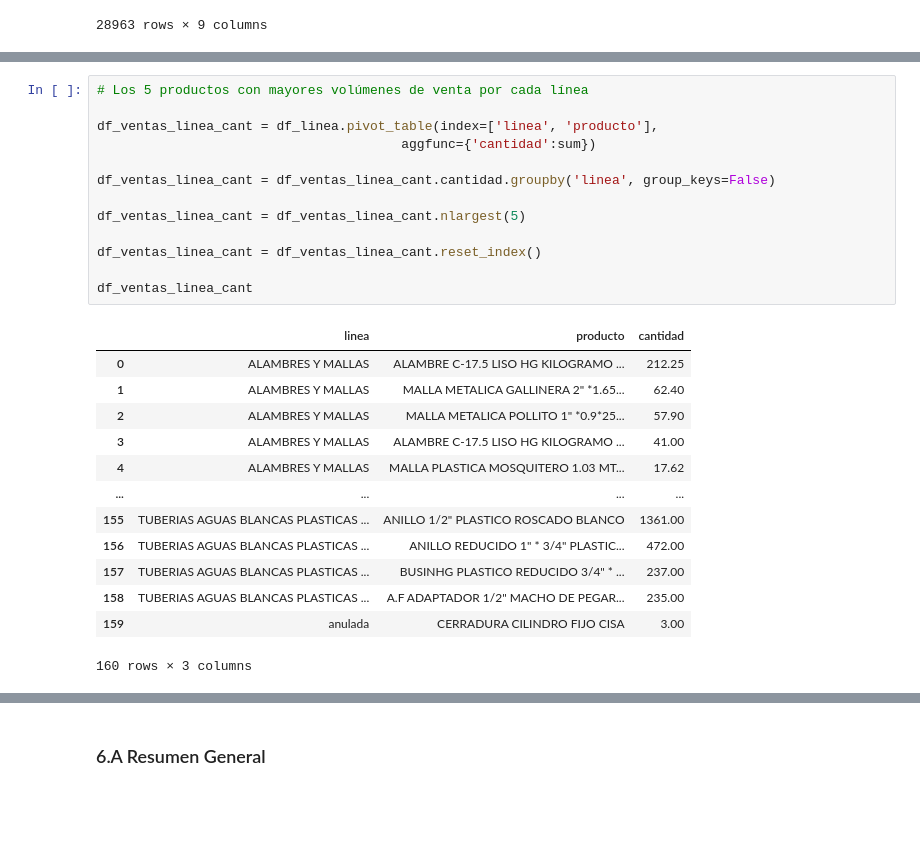
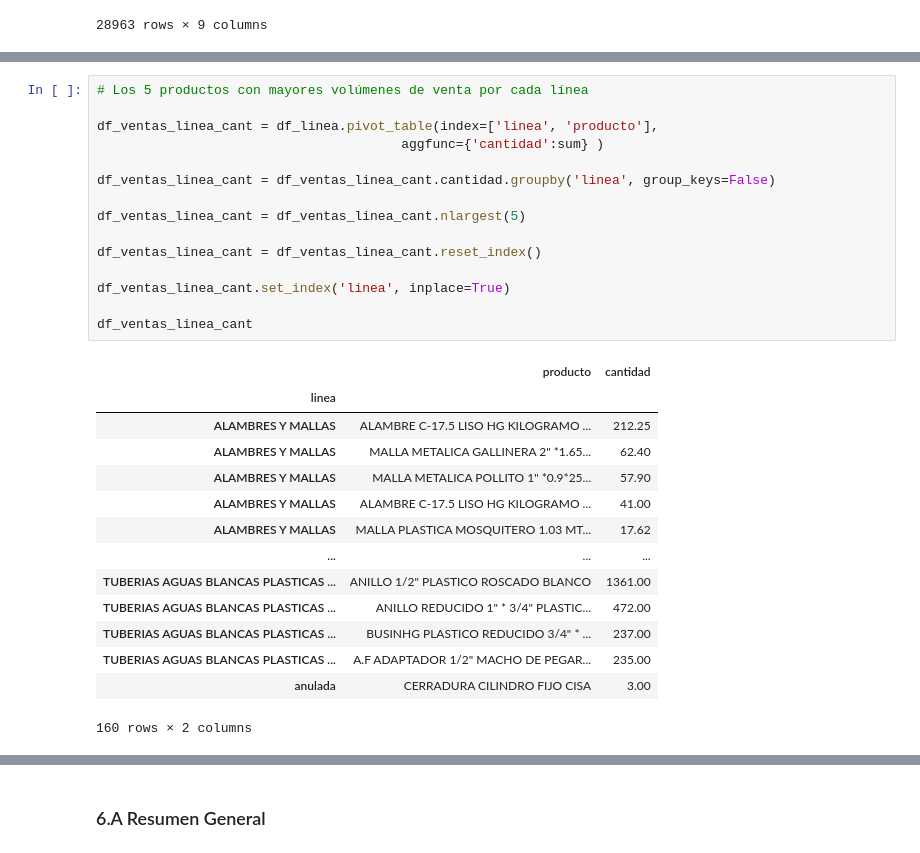
Before and after one commit to dchaconoca/proyecto-ventas, a Jupyter notebook: NB2_analisis_ventas_eda.ipynb, the cells around one changed output, grey strips where cells are left out. Drawn from its saved outputs; the diff is of its cells as text; blank space fills up the shorter version.

```diff
--- a/NB2_analisis_ventas_eda.ipynb
+++ b/NB2_analisis_ventas_eda.ipynb
@@ -754,27 +863,30 @@ df_ventas_linea_mont
 # %%
 # Los 5 productos con mayores volúmenes de venta por cada línea
 
 df_ventas_linea_cant = df_linea.pivot_table(index=['linea', 'producto'],
-                                       aggfunc={'cantidad':sum})
+                                       aggfunc={'cantidad':sum} )
 
 df_ventas_linea_cant = df_ventas_linea_cant.cantidad.groupby('linea', group_keys=False)
 
 df_ventas_linea_cant = df_ventas_linea_cant.nlargest(5)
 
 df_ventas_linea_cant = df_ventas_linea_cant.reset_index()
 
+df_ventas_linea_cant.set_index('linea', inplace=True)
+
 df_ventas_linea_cant
 # %% [output]
-|  | linea | producto | cantidad |
-| 0 | ALAMBRES Y MALLAS | ALAMBRE C-17.5 LISO HG KILOGRAMO ... | 212.25 |
-| 1 | ALAMBRES Y MALLAS | MALLA METALICA GALLINERA 2" *1.65... | 62.40 |
-| 2 | ALAMBRES Y MALLAS | MALLA METALICA POLLITO 1" *0.9*25... | 57.90 |
-| 3 | ALAMBRES Y MALLAS | ALAMBRE C-17.5 LISO HG KILOGRAMO ... | 41.00 |
-| 4 | ALAMBRES Y MALLAS | MALLA PLASTICA MOSQUITERO 1.03 MT... | 17.62 |
-| ... | ... | ... | ... |
-| 155 | TUBERIAS AGUAS BLANCAS PLASTICAS ... | ANILLO 1/2" PLASTICO ROSCADO BLANCO | 1361.00 |
-| 156 | TUBERIAS AGUAS BLANCAS PLASTICAS ... | ANILLO REDUCIDO 1" * 3/4" PLASTIC... | 472.00 |
-| 157 | TUBERIAS AGUAS BLANCAS PLASTICAS ... | BUSINHG PLASTICO REDUCIDO 3/4" * ... | 237.00 |
-| 158 | TUBERIAS AGUAS BLANCAS PLASTICAS ... | A.F ADAPTADOR 1/2" MACHO DE PEGAR... | 235.00 |
-| 159 | anulada | CERRADURA CILINDRO FIJO CISA | 3.00 |
+|  | producto | cantidad |
+| linea |  |  |
+| ALAMBRES Y MALLAS | ALAMBRE C-17.5 LISO HG KILOGRAMO ... | 212.25 |
+| ALAMBRES Y MALLAS | MALLA METALICA GALLINERA 2" *1.65... | 62.40 |
+| ALAMBRES Y MALLAS | MALLA METALICA POLLITO 1" *0.9*25... | 57.90 |
+| ALAMBRES Y MALLAS | ALAMBRE C-17.5 LISO HG KILOGRAMO ... | 41.00 |
+| ALAMBRES Y MALLAS | MALLA PLASTICA MOSQUITERO 1.03 MT... | 17.62 |
+| ... | ... | ... |
+| TUBERIAS AGUAS BLANCAS PLASTICAS ... | ANILLO 1/2" PLASTICO ROSCADO BLANCO | 1361.00 |
+| TUBERIAS AGUAS BLANCAS PLASTICAS ... | ANILLO REDUCIDO 1" * 3/4" PLASTIC... | 472.00 |
+| TUBERIAS AGUAS BLANCAS PLASTICAS ... | BUSINHG PLASTICO REDUCIDO 3/4" * ... | 237.00 |
+| TUBERIAS AGUAS BLANCAS PLASTICAS ... | A.F ADAPTADOR 1/2" MACHO DE PEGAR... | 235.00 |
+| anulada | CERRADURA CILINDRO FIJO CISA | 3.00 |
-160 rows × 3 columns
+160 rows × 2 columns
```
Also changed, not shown: parts of 32 cells of this notebook, 7 other files.
